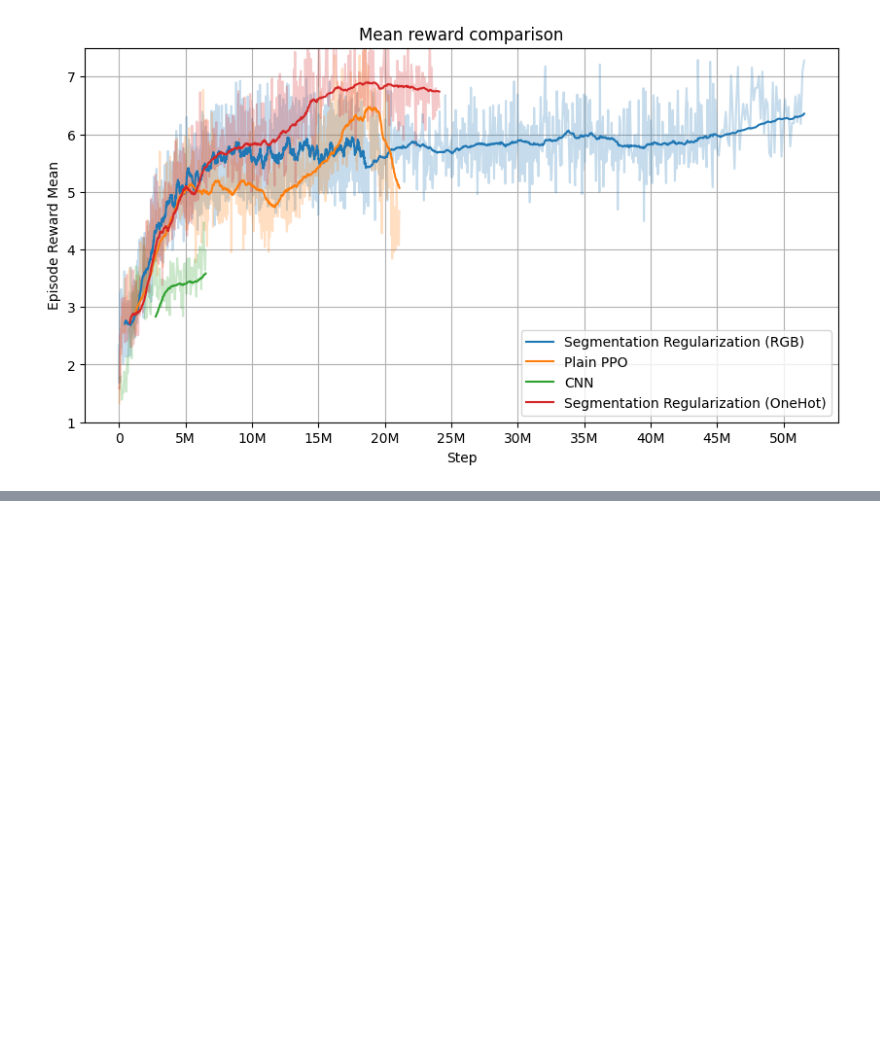
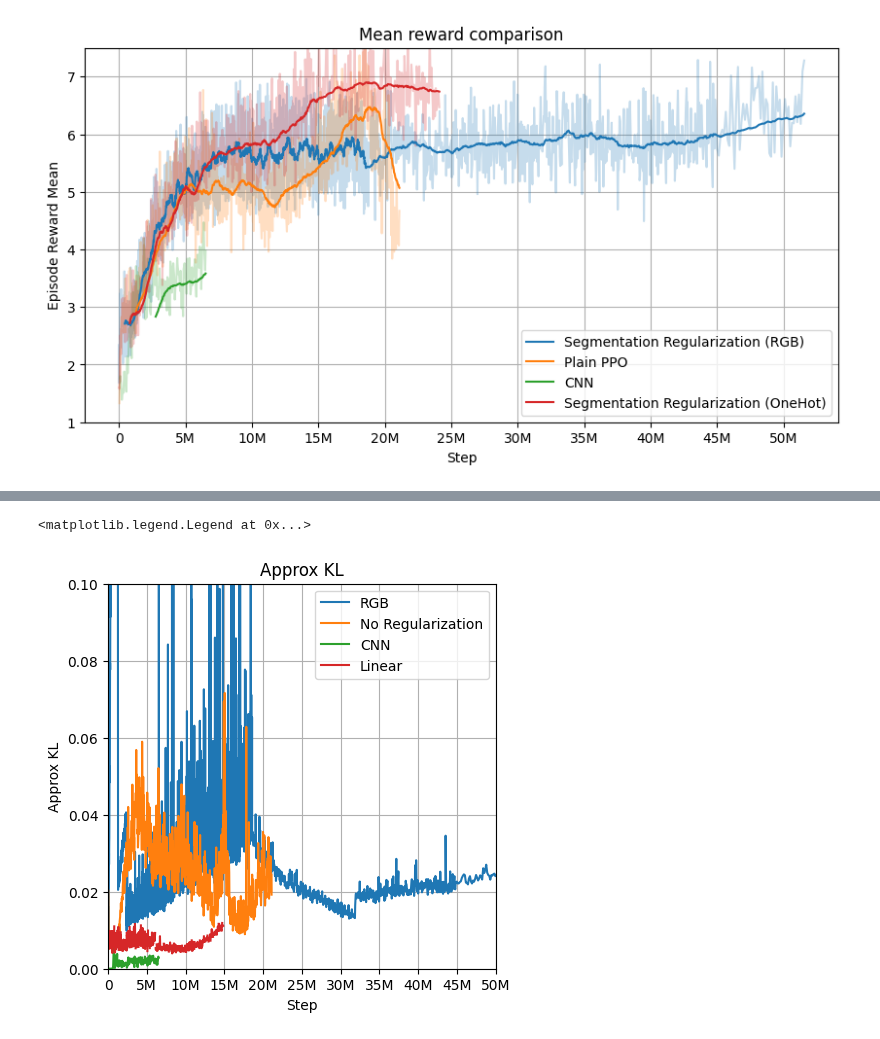
Before and after one commit to Lord225/explain-rl, a Jupyter notebook: aggregate_logs/plot.ipynb, the cells around one changed output, grey strips where cells are left out. Cells and saved outputs as stored; diff of their text form; code cells hidden in the pictures; blank space fills up the shorter version.

```diff
--- a/aggregate_logs/plot.ipynb
+++ b/aggregate_logs/plot.ipynb
@@ -110,0 +127,18 @@ plt.legend()
+# %%
+# plot train/approx_kl
+plt.figure(figsize=(5, 5))
+plt.plot(rgb_results['step'], rgb_results['train/approx_kl'], label='RGB')
+plt.plot(noreg_results['step'], noreg_results['train/approx_kl'], label='No Regularization')
+plt.plot(cnn_results['step'], cnn_results['train/approx_kl'], label='CNN')
+plt.plot(linear_results['step'], linear_results['train/approx_kl'], label='Linear')
+plt.xlim(0, 50_000_000)
+plt.ylim(0, 0.1)
+plt.xlabel('Step')
+plt.ylabel('Approx KL')
+plt.title('Approx KL')
+plt.xticks(x_ticks, x_ticks_labels)
+plt.grid()
+plt.legend()
+# %% [output]
+<matplotlib.legend.Legend at 0x...>
+[figure, added]
```
Also changed, not shown: parts of 1 cell of this notebook, 12 other files.
